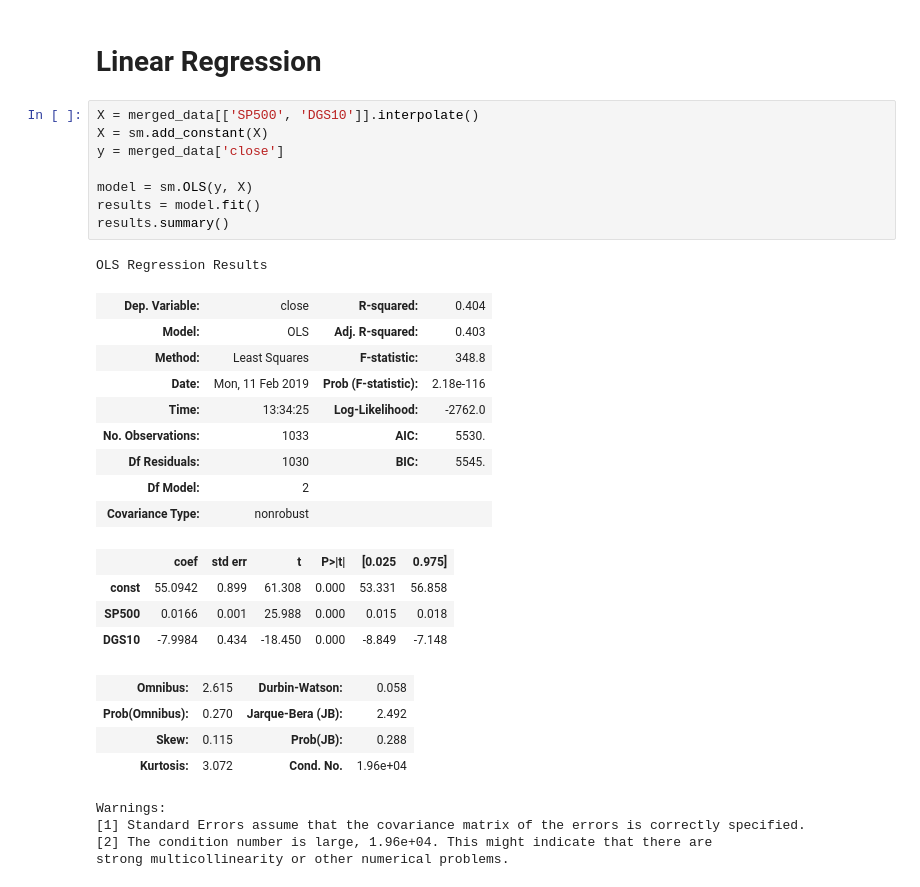
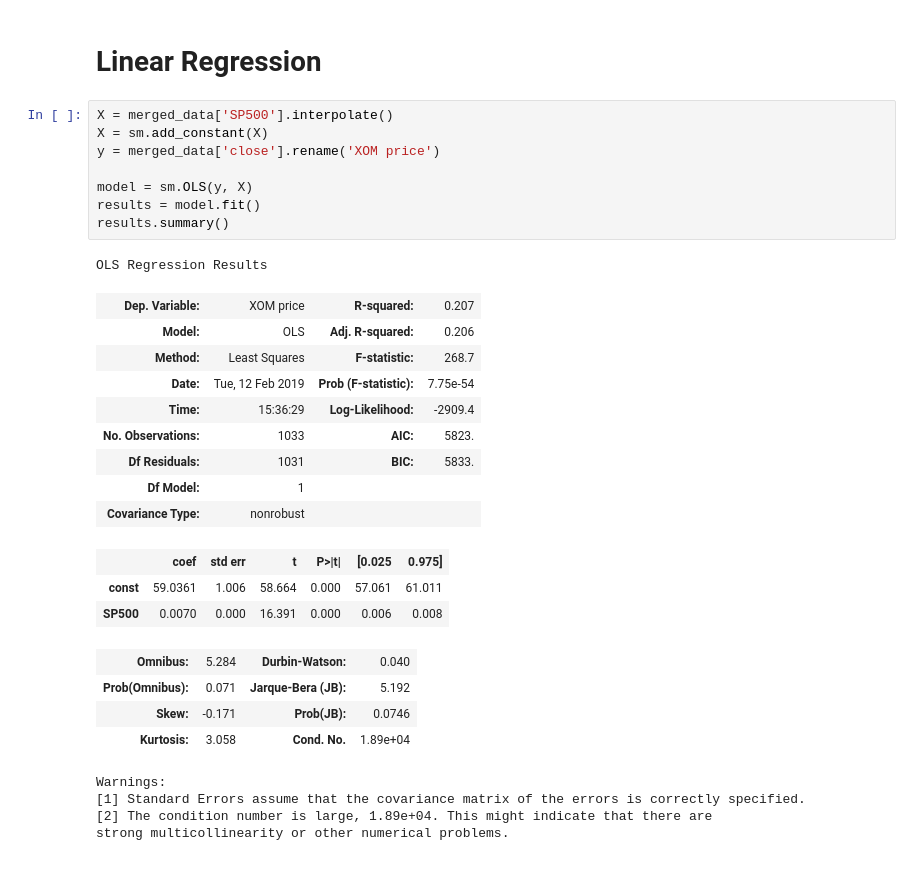
Before and after one commit to mattangriffel/pfs_intro_to_python, a Jupyter notebook: 4 - Data Analysis in Python.ipynb, the cells around one changed output. Drawn from its saved outputs; the diff is of its cells as text.

```diff
--- a/4 - Data Analysis in Python.ipynb
+++ b/4 - Data Analysis in Python.ipynb
@@ -113,33 +113,32 @@ merged_data
 # %% [markdown]
 # Linear Regression
 # %%
-X = merged_data[['SP500', 'DGS10']].interpolate()
+X = merged_data['SP500'].interpolate()
 X = sm.add_constant(X)
-y = merged_data['close']
+y = merged_data['close'].rename('XOM price')
 
 model = sm.OLS(y, X)
 results = model.fit()
 results.summary()
 # %% [output]
 OLS Regression Results
-| Dep. Variable: | close | R-squared: | 0.404 |
-| Model: | OLS | Adj. R-squared: | 0.403 |
-| Method: | Least Squares | F-statistic: | 348.8 |
-| Date: | Mon, 11 Feb 2019 | Prob (F-statistic): | 2.18e-116 |
-| Time: | 13:34:25 | Log-Likelihood: | -2762.0 |
-| No. Observations: | 1033 | AIC: | 5530. |
-| Df Residuals: | 1030 | BIC: | 5545. |
-| Df Model: | 2 |  |  |
+| Dep. Variable: | XOM price | R-squared: | 0.207 |
+| Model: | OLS | Adj. R-squared: | 0.206 |
+| Method: | Least Squares | F-statistic: | 268.7 |
+| Date: | Tue, 12 Feb 2019 | Prob (F-statistic): | 7.75e-54 |
+| Time: | 15:36:29 | Log-Likelihood: | -2909.4 |
+| No. Observations: | 1033 | AIC: | 5823. |
+| Df Residuals: | 1031 | BIC: | 5833. |
+| Df Model: | 1 |  |  |
 | Covariance Type: | nonrobust |  |  |
 |  | coef | std err | t | P>|t| | [0.025 | 0.975] |
-| const | 55.0942 | 0.899 | 61.308 | 0.000 | 53.331 | 56.858 |
-| SP500 | 0.0166 | 0.001 | 25.988 | 0.000 | 0.015 | 0.018 |
-| DGS10 | -7.9984 | 0.434 | -18.450 | 0.000 | -8.849 | -7.148 |
+| const | 59.0361 | 1.006 | 58.664 | 0.000 | 57.061 | 61.011 |
+| SP500 | 0.0070 | 0.000 | 16.391 | 0.000 | 0.006 | 0.008 |
-| Omnibus: | 2.615 | Durbin-Watson: | 0.058 |
-| Prob(Omnibus): | 0.270 | Jarque-Bera (JB): | 2.492 |
-| Skew: | 0.115 | Prob(JB): | 0.288 |
-| Kurtosis: | 3.072 | Cond. No. | 1.96e+04 |
+| Omnibus: | 5.284 | Durbin-Watson: | 0.040 |
+| Prob(Omnibus): | 0.071 | Jarque-Bera (JB): | 5.192 |
+| Skew: | -0.171 | Prob(JB): | 0.0746 |
+| Kurtosis: | 3.058 | Cond. No. | 1.89e+04 |
 Warnings:
 [1] Standard Errors assume that the covariance matrix of the errors is correctly specified.
-[2] The condition number is large, 1.96e+04. This might indicate that there are
+[2] The condition number is large, 1.89e+04. This might indicate that there are
 strong multicollinearity or other numerical problems.
```
Also changed, not shown: parts of 2 cells of this notebook.
